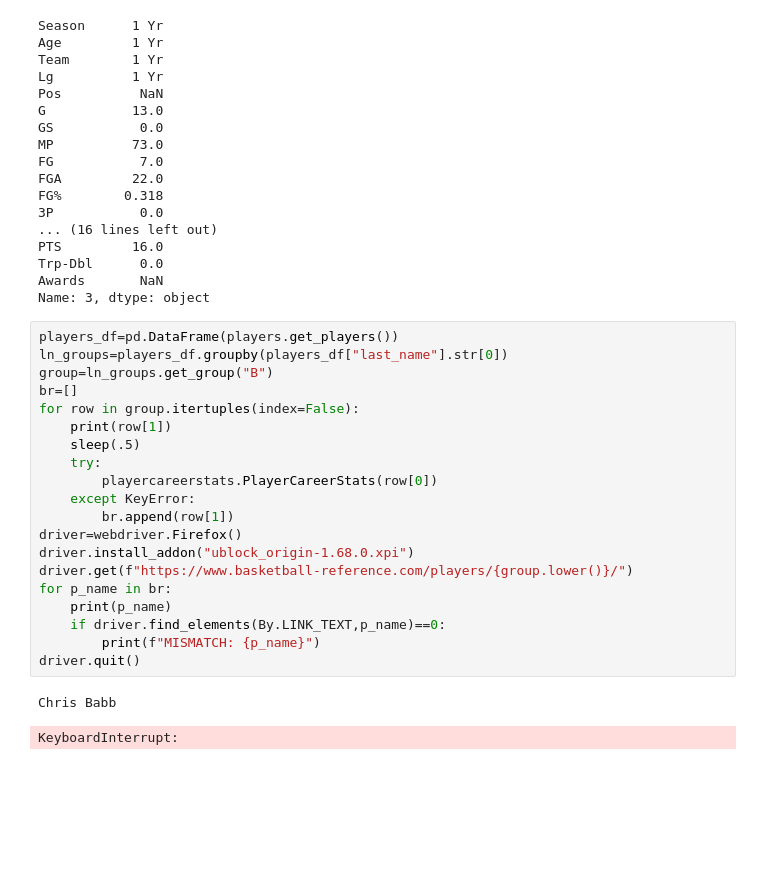
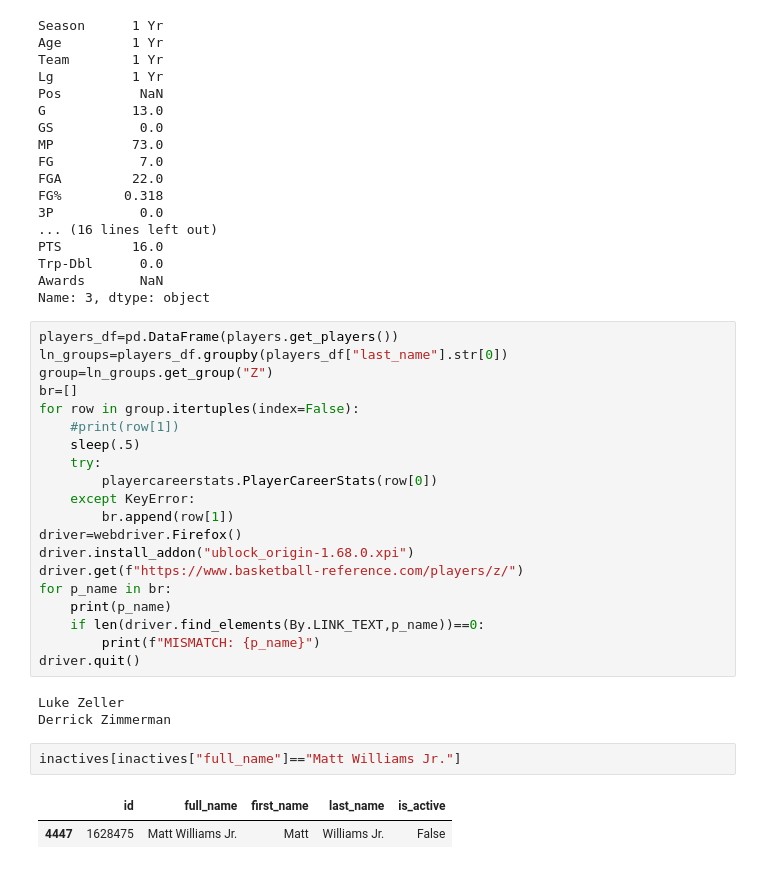
Before and after one commit to bharthun7/nba-hof-predictor, a Jupyter notebook: inactive-scraper-tester.ipynb, the cells around one changed output. Saved outputs shown, nothing was run; the diff lists cells and outputs as text; blank space fills up the shorter version.

```diff
--- a/inactive-scraper-tester.ipynb
+++ b/inactive-scraper-tester.ipynb
@@ -598,10 +598,10 @@ Name: 3, dtype: object
 # %%
 players_df=pd.DataFrame(players.get_players())
 ln_groups=players_df.groupby(players_df["last_name"].str[0])
-group=ln_groups.get_group("B")
+group=ln_groups.get_group("Z")
 br=[]
 for row in group.itertuples(index=False):
-    print(row[1])
+    #print(row[1])
     sleep(.5)
     try:
         playercareerstats.PlayerCareerStats(row[0])
@@ -609,12 +609,17 @@ for row in group.itertuples(index=False):
         br.append(row[1])
 driver=webdriver.Firefox()
 driver.install_addon("ublock_origin-1.68.0.xpi")
-driver.get(f"https://www.basketball-reference.com/players/{group.lower()}/")
+driver.get(f"https://www.basketball-reference.com/players/z/")
 for p_name in br:
     print(p_name)
-    if driver.find_elements(By.LINK_TEXT,p_name)==0:
+    if len(driver.find_elements(By.LINK_TEXT,p_name))==0:
         print(f"MISMATCH: {p_name}")
 driver.quit()
 # %% [output]
-Chris Babb
+Luke Zeller
+Derrick Zimmerman
-KeyboardInterrupt:
+# %%
+inactives[inactives["full_name"]=="Matt Williams Jr."]
+# %% [output]
+|  | id | full_name | first_name | last_name | is_active |
+| 4447 | 1628475 | Matt Williams Jr. | Matt | Williams Jr. | False |
```
Also changed, not shown: parts of 3 cells of this notebook, 1 other file.
